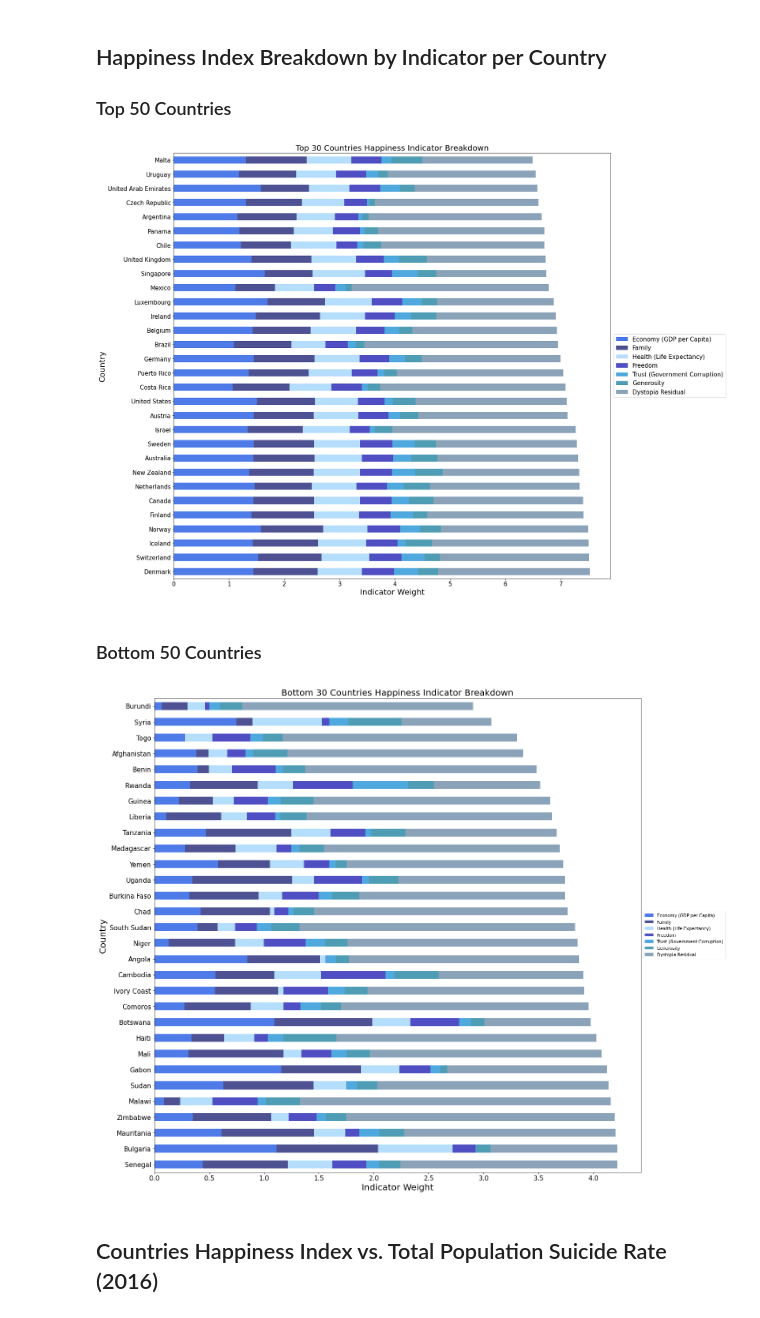
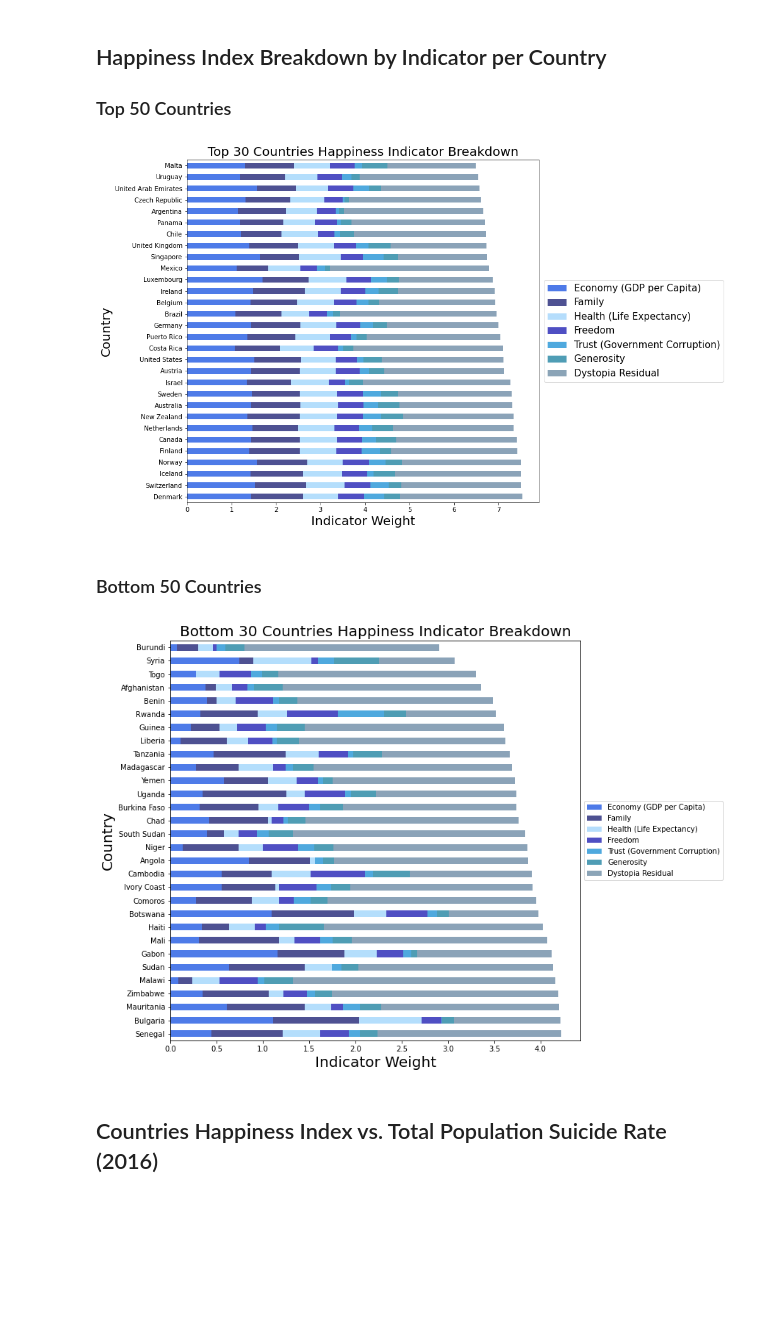
Before and after one commit to TBBSparks/Team-Happiness, a Jupyter notebook: TeamHappiness_Combined_V1.ipynb, the cells around one changed output. Saved outputs shown, nothing was run; the diff lists cells and outputs as text; code cells hidden in the pictures; blank space fills up the shorter version.

```diff
--- a/TeamHappiness_Combined_V1.ipynb
+++ b/TeamHappiness_Combined_V1.ipynb
@@ -103,36 +95,63 @@ plt.savefig("Plot_5")
 
 ### Top 50 Countries
 # %%
+# Create dataframes for top and bottom 30 and 10 countries for further analysis
+top30_df= merged_df.loc[0:29]
+low30_df=merged_df.loc[127:156]
+
+top10_df=merged_df.loc[0:9]
+low10_df=merged_df.loc[147:156]
+
+# Create the specific dataframe to plot as a horizontal bar chart
 happiness_top30_df=top30_df[["Country","Economy (GDP per Capita)","Family","Health (Life Expectancy)","Freedom","Trust (Government Corruption)","Generosity","Dystopia Residual"]]
+
+# Set country as the index
 y=happiness_top30_df.set_index("Country")
+
+# Establish the color palette
 pal = ["#0343DF","#030764","#95D0FC","#0504AA","#0485D1","#047495","#5A7D9A"]
+
+# Plot the dataframe and designate it as stacked
 y.plot.barh(stacked=True,alpha=0.7,color=pal)
+
+# Formatting: figure size, titles, and text size
 plt.rcParams["figure.figsize"]=(20,20)
 plt.title("Top 30 Countries Happiness Indicator Breakdown",fontsize=20)
 plt.ylabel("Country",fontsize=20)
 plt.xlabel("Indicator Weight",fontsize=20)
 plt.rc('xtick', labelsize=15)
 plt.rc('ytick', labelsize=15)
+
+# Create the legend
 plt.legend(loc="center left",prop={'size': 15},bbox_to_anchor=(1,0.5))
-plt.savefig("Plot_2")
+
+# Save the image
+plt.savefig("2Top_Indexes")
 # %% [output]
-[figure, old version]
+[figure, new version]
 # %% [markdown]
 ### Bottom 50 Countries
 # %%
+# Repeat the same process for the bottom 30 countries
+
 happiness_low30_df=low30_df[["Country","Economy (GDP per Capita)","Family","Health (Life Expectancy)","Freedom","Trust (Government Corruption)","Generosity","Dystopia Residual"]]
 y=happiness_low30_df.set_index("Country")
+
 pal = ["#0343DF","#030764","#95D0FC","#0504AA","#0485D1","#047495","#5A7D9A"]
+
 y.plot.barh(stacked=True,alpha=0.7,color=pal)
+
+plt.rcParams["figure.figsize"]=(20,20)
 plt.title("Bottom 30 Countries Happiness Indicator Breakdown",fontsize=20)
 plt.ylabel("Country",fontsize=20)
 plt.xlabel("Indicator Weight",fontsize=20)
 plt.rc('xtick', labelsize=15)
 plt.rc('ytick', labelsize=15)
 plt.legend(loc="center left",prop={'size': 10},bbox_to_anchor=(1,0.5))
-plt.savefig("Plot_3")
+
+plt.savefig("3Bottom_indexes")
 # %% [output]
-[figure, old version]
+[figure, new version]
 # %% [markdown]
 ## Countries Happiness Index vs. Total Population Suicide Rate (2016)
 # %% [markdown]
```
Also changed, not shown: parts of 8 cells of this notebook, 15 other files.
